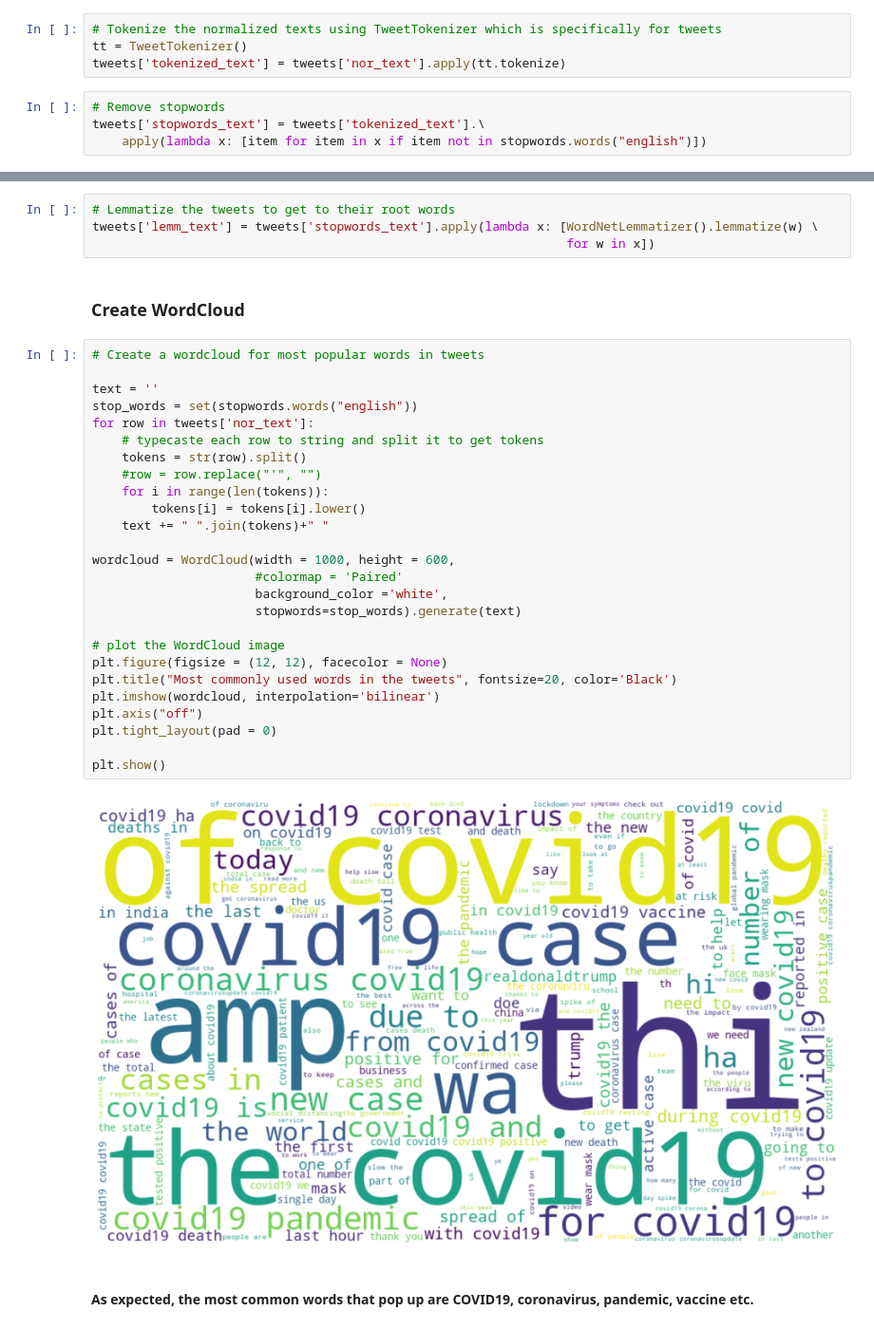
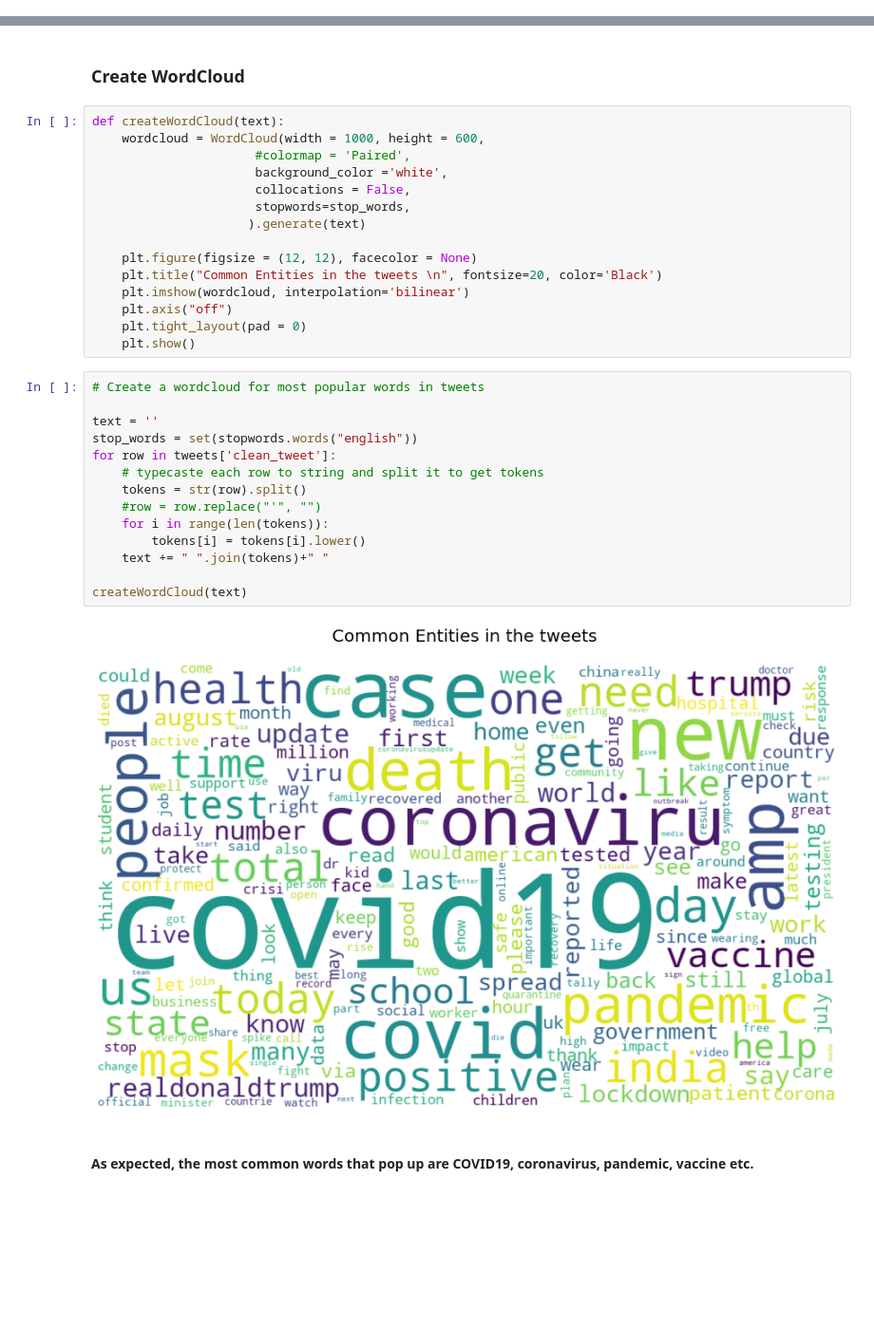
Before and after one commit to ArushiC/COVID-19-Tweets-Analysis, a Jupyter notebook: covid19-tweets.ipynb, the cells around one changed output, grey strips where cells are left out. Shown at 95% size. Saved outputs shown, nothing was run; the diff lists cells and outputs as text; blank space fills up the shorter version.

```diff
--- a/covid19-tweets.ipynb
+++ b/covid19-tweets.ipynb
@@ -376,8 +340,0 @@ tweets['nor_text'] = tweets['text'].apply(lambda x: re.sub("([^0-9A-Za-z \t])|(\
-# %%
-# Tokenize the normalized texts using TweetTokenizer which is specifically for tweets
-tt = TweetTokenizer()
-tweets['tokenized_text'] = tweets['nor_text'].apply(tt.tokenize)
-# %%
-# Remove stopwords
-tweets['stopwords_text'] = tweets['tokenized_text'].\
-    apply(lambda x: [item for item in x if item not in stopwords.words("english")])
@@ -389,37 +341,36 @@ tweets['stopwords_text'] = tweets['tokenized_text'].\
-# %%
-# Lemmatize the tweets to get to their root words
-tweets['lemm_text'] = tweets['stopwords_text'].apply(lambda x: [WordNetLemmatizer().lemmatize(w) \
-                                                                for w in x])
 # %% [markdown]
 ### Create WordCloud
+# %%
+def createWordCloud(text):
+    wordcloud = WordCloud(width = 1000, height = 600,
+                      #colormap = 'Paired',
+                      background_color ='white',
+                      collocations = False,
+                      stopwords=stop_words,
+                     ).generate(text)
+
+    plt.figure(figsize = (12, 12), facecolor = None)
+    plt.title("Common Entities in the tweets \n", fontsize=20, color='Black')
+    plt.imshow(wordcloud, interpolation='bilinear')
+    plt.axis("off")
+    plt.tight_layout(pad = 0)
+    plt.show()
 # %%
 # Create a wordcloud for most popular words in tweets
 
 text = ''
 stop_words = set(stopwords.words("english"))
-for row in tweets['nor_text']:
+for row in tweets['clean_tweet']:
     # typecaste each row to string and split it to get tokens
     tokens = str(row).split()
     #row = row.replace("'", "")
     for i in range(len(tokens)):
         tokens[i] = tokens[i].lower()
     text += " ".join(tokens)+" "
 
-wordcloud = WordCloud(width = 1000, height = 600,
-                      #colormap = 'Paired'
-                      background_color ='white',
-                      stopwords=stop_words).generate(text)
-
-# plot the WordCloud image
-plt.figure(figsize = (12, 12), facecolor = None)
-plt.title("Most commonly used words in the tweets", fontsize=20, color='Black')
-plt.imshow(wordcloud, interpolation='bilinear')
-plt.axis("off")
-plt.tight_layout(pad = 0)
-
-plt.show()
+createWordCloud(text)
 # %% [output]
-[figure, old version]
+[figure, new version]
 # %% [markdown]
 #### As expected, the most common words that pop up are COVID19, coronavirus, pandemic, vaccine etc.
 # %% [markdown]
```
Also changed, not shown: parts of 30 cells of this notebook.
